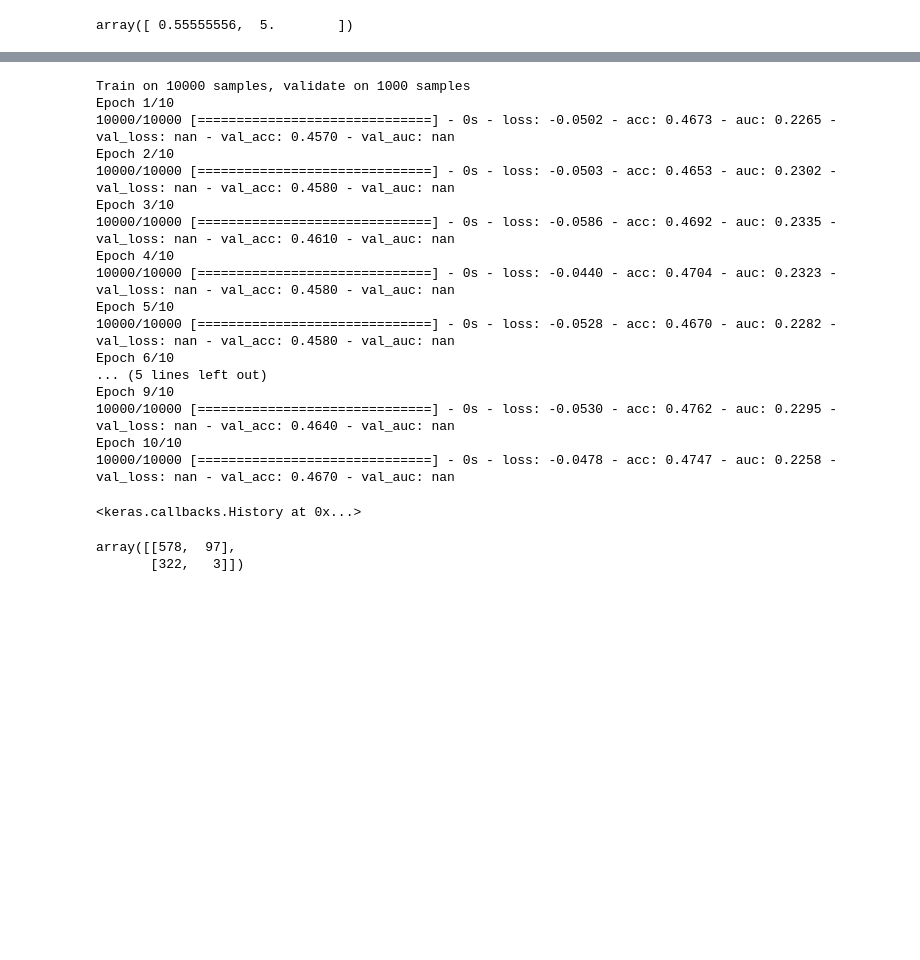
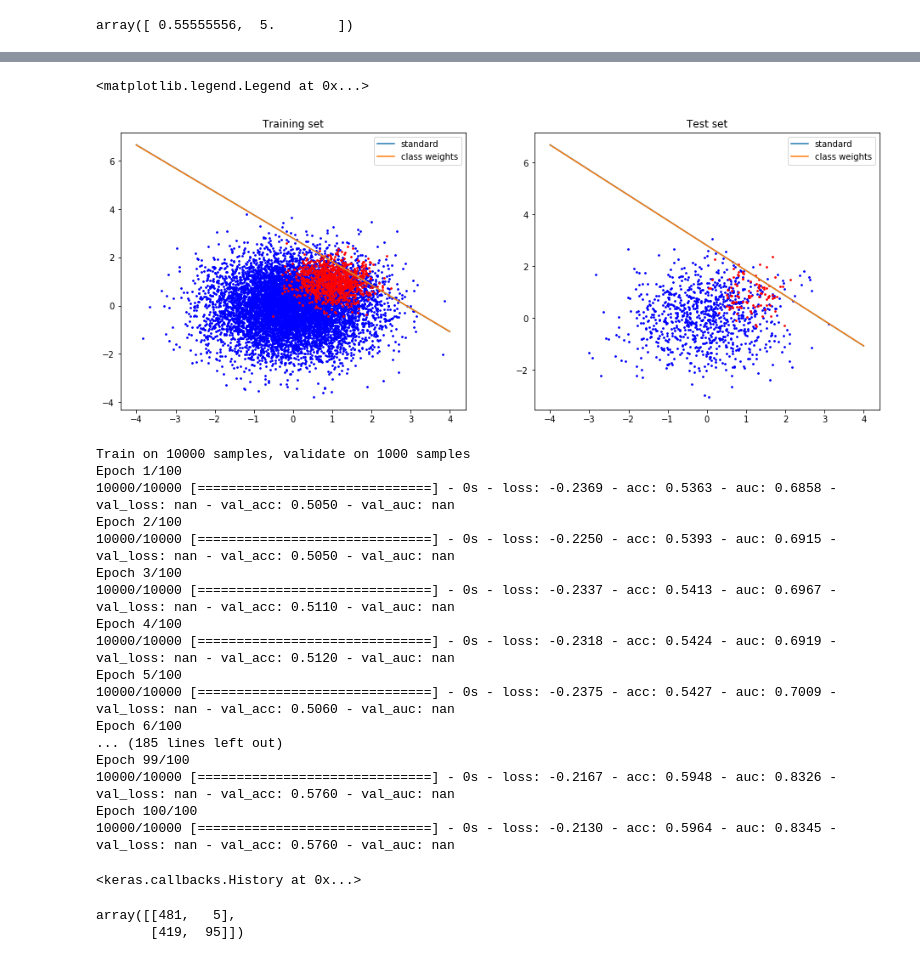
Before and after one commit to tambetm/pgexperiments, a Jupyter notebook: AUC.ipynb, the cells around one changed output, grey strips where cells are left out. Cells and saved outputs as stored; diff of their text form; code cells hidden in the pictures; blank space fills up the shorter version.

```diff
--- a/AUC.ipynb
+++ b/AUC.ipynb
@@ -129,3 +166,25 @@ roc_auc_score(y_test, y_pred)
+# %%
+x2 = [-4, 4]
+y2 = f(x2, model.get_weights())
+
+plt.figure(figsize=(16,6))
+plt.subplot(1, 2, 1)
+plt.scatter(x_train[:9000, 0], x_train[:9000, 1], s=3, c='b')
+plt.scatter(x_train[9000:, 0], x_train[9000:, 1], s=3, c='r')
+plt.plot(x1, y1)
+plt.plot(x2, y2)
+plt.title("Training set")
+plt.legend(['standard', 'class weights'])
+plt.subplot(1, 2, 2)
+plt.scatter(x_test[:900, 0], x_test[:900, 1], s=3, c='b')
+plt.scatter(x_test[900:, 0], x_test[900:, 1], s=3, c='r')
+plt.plot(x1, y1)
+plt.plot(x2, y2)
+plt.title("Test set")
+plt.legend(['standard', 'class weights'])
+# %% [output]
+<matplotlib.legend.Legend at 0x...>
+[figure, added]
 # %%
 model = Sequential()
 #model.add(Dense(100, input_shape=(num_features,), activation='relu'))
@@ -145,32 +204,32 @@ def reinforce_loss(y_true, y_pred):
 
 model.compile(loss=reinforce_loss, optimizer='adam', metrics=['accuracy', auc])
 # %%
-model.fit(x_train, y_train, batch_size=100, epochs=10, validation_data=(x_test, y_test))
+model.fit(x_train, y_train, batch_size=100, epochs=100, validation_data=(x_test, y_test))
 # %% [output]
 Train on 10000 samples, validate on 1000 samples
-Epoch 1/10
-10000/10000 [==============================] - 0s - loss: -0.0502 - acc: 0.4673 - auc: 0.2265 - val_loss: nan - val_acc: 0.4570 - val_auc: nan
-Epoch 2/10
-10000/10000 [==============================] - 0s - loss: -0.0503 - acc: 0.4653 - auc: 0.2302 - val_loss: nan - val_acc: 0.4580 - val_auc: nan
-Epoch 3/10
-10000/10000 [==============================] - 0s - loss: -0.0586 - acc: 0.4692 - auc: 0.2335 - val_loss: nan - val_acc: 0.4610 - val_auc: nan
-Epoch 4/10
-10000/10000 [==============================] - 0s - loss: -0.0440 - acc: 0.4704 - auc: 0.2323 - val_loss: nan - val_acc: 0.4580 - val_auc: nan
-Epoch 5/10
-10000/10000 [==============================] - 0s - loss: -0.0528 - acc: 0.4670 - auc: 0.2282 - val_loss: nan - val_acc: 0.4580 - val_auc: nan
-Epoch 6/10
-... (5 lines left out)
-Epoch 9/10
-10000/10000 [==============================] - 0s - loss: -0.0530 - acc: 0.4762 - auc: 0.2295 - val_loss: nan - val_acc: 0.4640 - val_auc: nan
-Epoch 10/10
-10000/10000 [==============================] - 0s - loss: -0.0478 - acc: 0.4747 - auc: 0.2258 - val_loss: nan - val_acc: 0.4670 - val_auc: nan
+Epoch 1/100
+10000/10000 [==============================] - 0s - loss: -0.2369 - acc: 0.5363 - auc: 0.6858 - val_loss: nan - val_acc: 0.5050 - val_auc: nan
+Epoch 2/100
+10000/10000 [==============================] - 0s - loss: -0.2250 - acc: 0.5393 - auc: 0.6915 - val_loss: nan - val_acc: 0.5050 - val_auc: nan
+Epoch 3/100
+10000/10000 [==============================] - 0s - loss: -0.2337 - acc: 0.5413 - auc: 0.6967 - val_loss: nan - val_acc: 0.5110 - val_auc: nan
+Epoch 4/100
+10000/10000 [==============================] - 0s - loss: -0.2318 - acc: 0.5424 - auc: 0.6919 - val_loss: nan - val_acc: 0.5120 - val_auc: nan
+Epoch 5/100
+10000/10000 [==============================] - 0s - loss: -0.2375 - acc: 0.5427 - auc: 0.7009 - val_loss: nan - val_acc: 0.5060 - val_auc: nan
+Epoch 6/100
+... (185 lines left out)
+Epoch 99/100
+10000/10000 [==============================] - 0s - loss: -0.2167 - acc: 0.5948 - auc: 0.8326 - val_loss: nan - val_acc: 0.5760 - val_auc: nan
+Epoch 100/100
+10000/10000 [==============================] - 0s - loss: -0.2130 - acc: 0.5964 - auc: 0.8345 - val_loss: nan - val_acc: 0.5760 - val_auc: nan
 <keras.callbacks.History at 0x...>
 # %%
 y_pred = model.predict(x_test)
-confusion_matrix(y_pred > 0.6, y_test)
+confusion_matrix(y_pred > 0.5, y_test)
 # %% [output]
-array([[578,  97],
-       [322,   3]])
+array([[481,   5],
+       [419,  95]])
 # %%
 roc_auc_score(y_test, y_pred)
 # %% [output]
```
Also changed, not shown: parts of 18 cells of this notebook, 3 other files.
